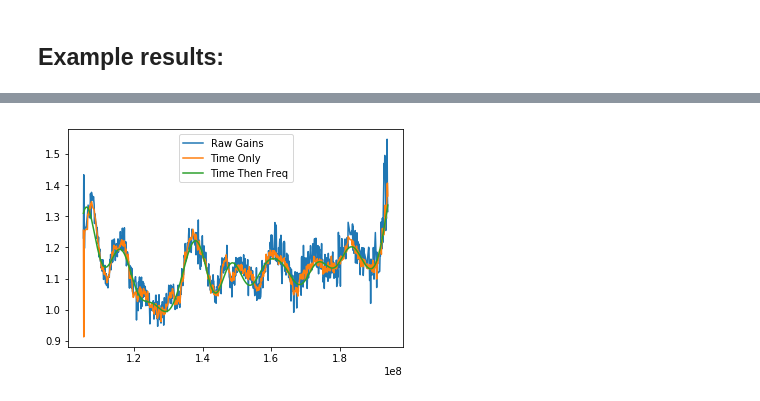
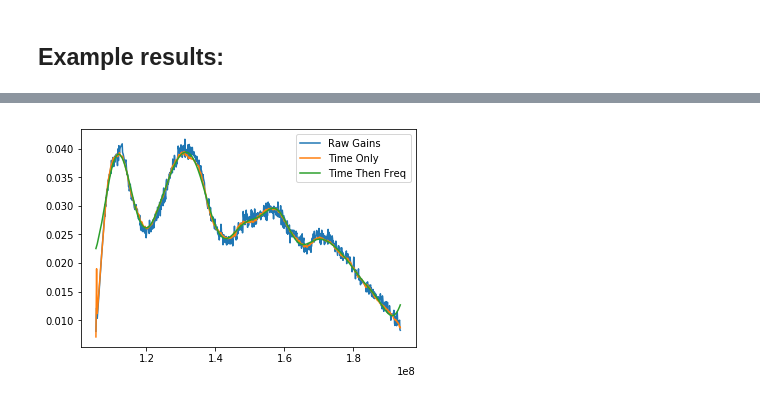
Before and after one commit to HERA-Team/hera_cal, a Jupyter notebook: scripts/notebooks/running_smooth_cal.ipynb, the cells around one changed output, grey strips where cells are left out. Cells and saved outputs as stored; diff of their text form; code cells hidden in the pictures.

```diff
--- a/scripts/notebooks/running_smooth_cal.ipynb
+++ b/scripts/notebooks/running_smooth_cal.ipynb
@@ -66,3 +23,8 @@ sc = Calibration_Smoother(binary_wgts = True)
+# %%
+ant = (54,'x')
+calfits_list = glob.glob(os.path.join(DATA_PATH, 'test_input/*.abs.calfits_54x_only'))
+flags_npz_list = glob.glob(os.path.join(DATA_PATH, 'test_input/*.uvOCR_53x_54x_only.flags.applied.npz'))
+cs = CalibrationSmoother(calfits_list, flags_npz_list=flags_npz_list)
 # %% [markdown]
 ## Smoothing in time
 
@@ -75,4 +37,4 @@ The smoothed calibration solutions are always stored in the dictionary `sc.filte
 # %%
-sc.time_filter(filter_scale=120.0, mirror_kernel_min_sigmas=5)
-time_filtered = deepcopy(sc.filtered_gains[antpol])
+cs.time_filter(filter_scale=1800.0, mirror_kernel_min_sigmas=5)
+time_filtered = deepcopy(cs.filtered_gain_grids[ant])
 # %% [output]
@@ -118,13 +83,10 @@ plt.tight_layout()
 # %%
 plt.figure()
-integration = 25
-wgts = sc.wgts[antpol]
-gains = sc.gains[antpol]
-tf_filtered = sc.filtered_gains[antpol]
-freqs = sc.freqs
-plt.plot(freqs[wgts[integration,:]>0], np.abs(gains[integration,:][wgts[integration,:]>0]), label='Raw Gains')
-plt.plot(freqs[wgts[integration,:]>0], np.abs(time_filtered[integration,:][wgts[integration,:]>0]), label='Time Only')
-plt.plot(freqs[wgts[integration,:]>0], np.abs(tf_filtered[integration,:][wgts[integration,:]>0]), label='Time Then Freq')
+integration = 90
+unflagged = ~cs.flag_grids[ant][integration,:]
+plt.plot(cs.freqs[unflagged], np.abs(cs.gain_grids[ant][integration,unflagged]), label='Raw Gains')
+plt.plot(cs.freqs[unflagged], np.abs(time_filtered[integration,unflagged]), label='Time Only')
+plt.plot(cs.freqs[unflagged], np.abs(cs.filtered_gain_grids[ant][integration,unflagged]), label='Time Then Freq')
 plt.legend();
 # %% [output]
-[figure, old version]
+[figure, new version]
```
Also changed, not shown: parts of 19 cells of this notebook.
